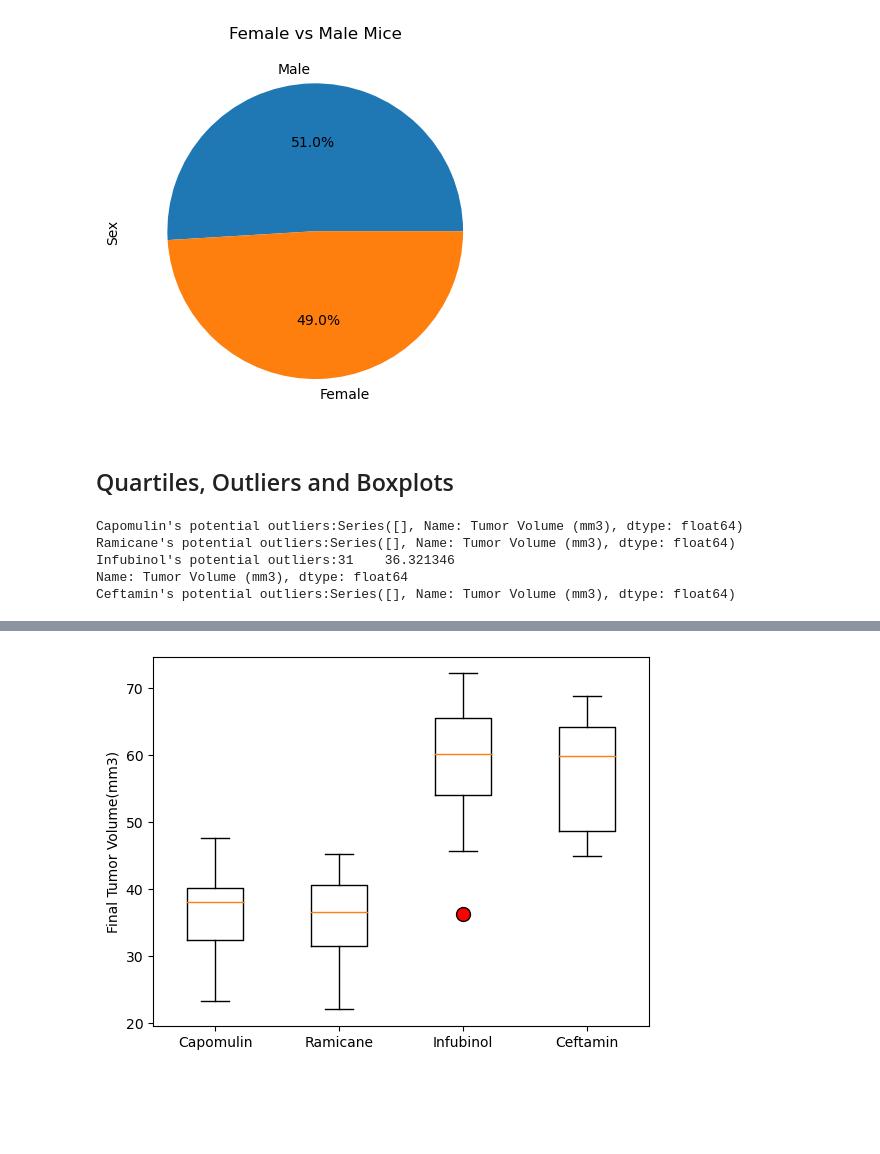
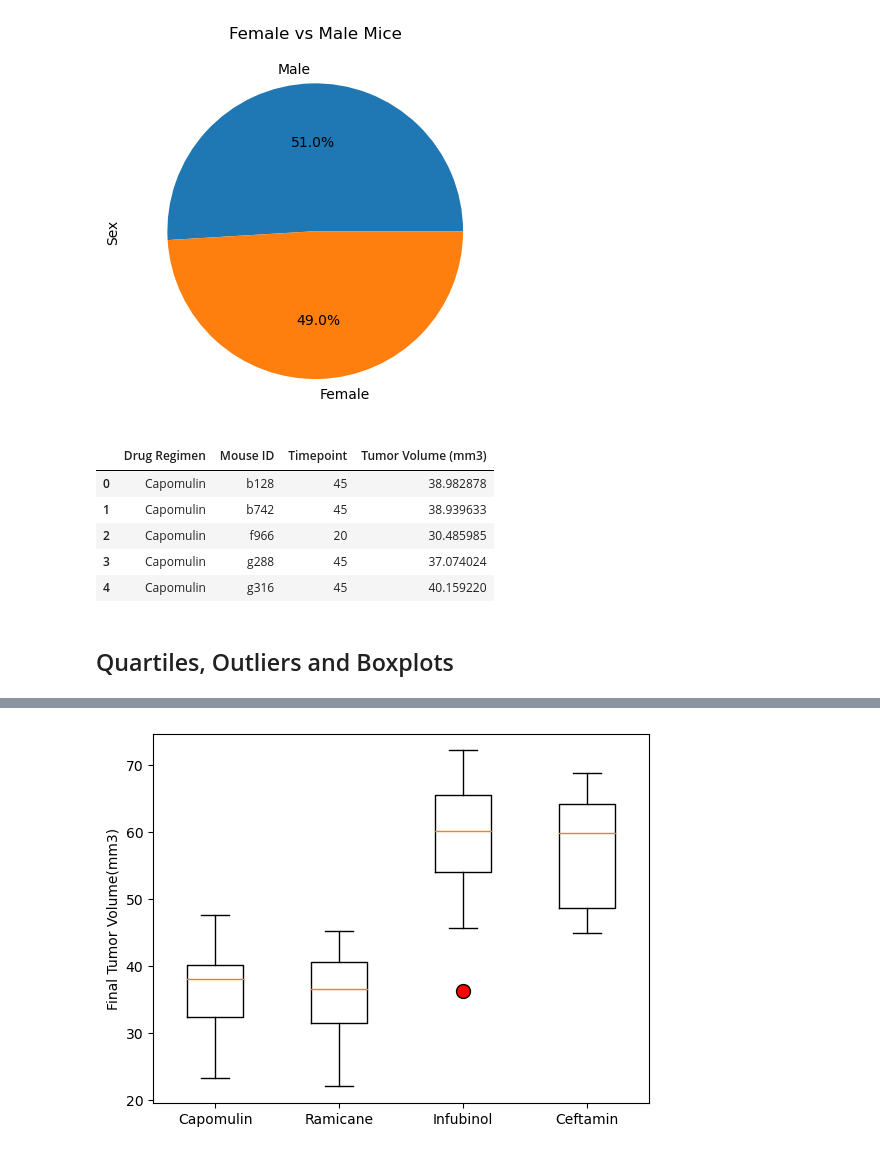
Before and after one commit to C-Johnson83/Matplotlib-challenge, a Jupyter notebook: Pymaceuticals/pymaceuticals.ipynb, the cells around one changed output, grey strips where cells are left out. Cells and saved outputs as stored; diff of their text form; code cells hidden in the pictures; blank space fills up the shorter version.

Commit message:
Finalized output

```diff
--- a/Pymaceuticals/pymaceuticals.ipynb
+++ b/Pymaceuticals/pymaceuticals.ipynb
@@ -182,46 +184,20 @@ plt.ylabel('Sex')
 plt.show()
 # %% [output]
 [figure]
+# %%
+# Calculate the final tumor volume of each mouse across four of the treatment regimens:
+# Capomulin, Ramicane, Infubinol, and Ceftamin
+# Start by getting the last (greatest) timepoint for each mouse
+# Merge this group df with the original DataFrame to get the tumor volume at the last timepoint
+tumor_vol = mouse_study_df_clean.groupby(["Drug Regimen", "Mouse ID"]).last()[['Timepoint', 'Tumor Volume (mm3)']]
+tumor_df = tumor_vol.reset_index()
+tumor_df.head()
+# %% [output]
+|  | Drug Regimen | Mouse ID | Timepoint | Tumor Volume (mm3) |
+| 0 | Capomulin | b128 | 45 | 38.982878 |
+| 1 | Capomulin | b742 | 45 | 38.939633 |
+| 2 | Capomulin | f966 | 20 | 30.485985 |
+| 3 | Capomulin | g288 | 45 | 37.074024 |
+| 4 | Capomulin | g316 | 45 | 40.159220 |
 # %% [markdown]
 ## Quartiles, Outliers and Boxplots
-# %%
-# Calculate the final tumor volume of each mouse across four of the treatment regimens:
-# Capomulin, Ramicane, Infubinol, and Ceftamin
-# Start by getting the last (greatest) timepoint for each mouse
-# Merge this group df with the original DataFrame to get the tumor volume at the last timepoint
-# Put treatments into a list for for loop (and later for plot labels)
-# Create empty list to fill with tumor vol data (for plotting)
-# Calculate the IQR and quantitatively determine if there are any potential outliers.
-# Locate the rows which contain mice on each drug and get the tumor volumes
-# add subset
-# Determine outliers using upper and lower bounds
-indv_mouse = mouse_study_df_clean.groupby(["Mouse ID"]).max()
-indv_mouse_reset = indv_mouse.reset_index()
-
-merged_data = indv_mouse_reset[['Mouse ID','Timepoint']].\
-    merge(mouse_study_df,on=['Mouse ID','Timepoint'],how="left")
-
-def get_outliers(regimen):
-    regimen_data = merged_data.loc[merged_data["Drug Regimen"] == regimen]['Tumor Volume (mm3)']
-
-    quartiles = regimen_data.quantile([.25,.5,.75])
-    quart_first = quartiles[0.25]
-    quart_last = quartiles[0.75]
-    quart_range = quart_last - quart_first
-    lower_bound = quart_first - (1.5 * quart_range)
-    upper_bound = quart_last + (1.5 * quart_range)
-
-    outliers = regimen_data.loc[(regimen_data < lower_bound) | (regimen_data > upper_bound)]
-    print(f"{regimen}'s potential outliers:{outliers}")
-    return regimen_data
-
-cap = get_outliers("Capomulin")
-ram = get_outliers("Ramicane")
-inf = get_outliers("Infubinol")
-ceft = get_outliers("Ceftamin")
-# %% [output]
-Capomulin's potential outliers:Series([], Name: Tumor Volume (mm3), dtype: float64)
-Ramicane's potential outliers:Series([], Name: Tumor Volume (mm3), dtype: float64)
-Infubinol's potential outliers:31    36.321346
-Name: Tumor Volume (mm3), dtype: float64
-Ceftamin's potential outliers:Series([], Name: Tumor Volume (mm3), dtype: float64)
```
Also changed, not shown: parts of 7 cells of this notebook.
